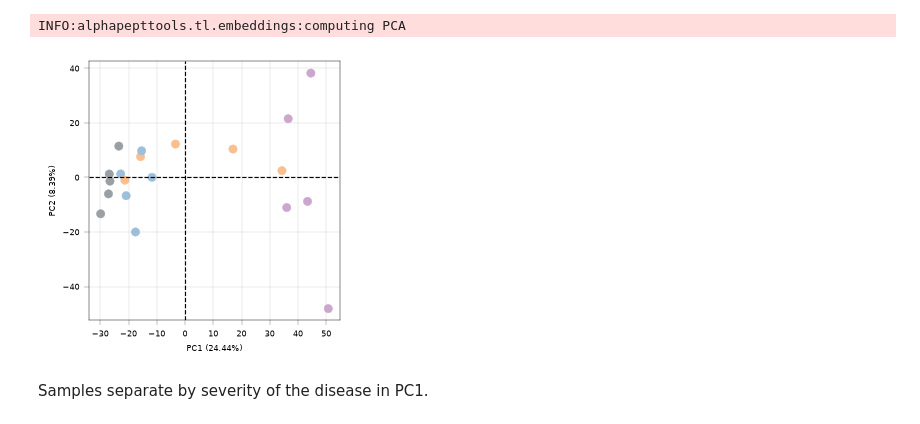
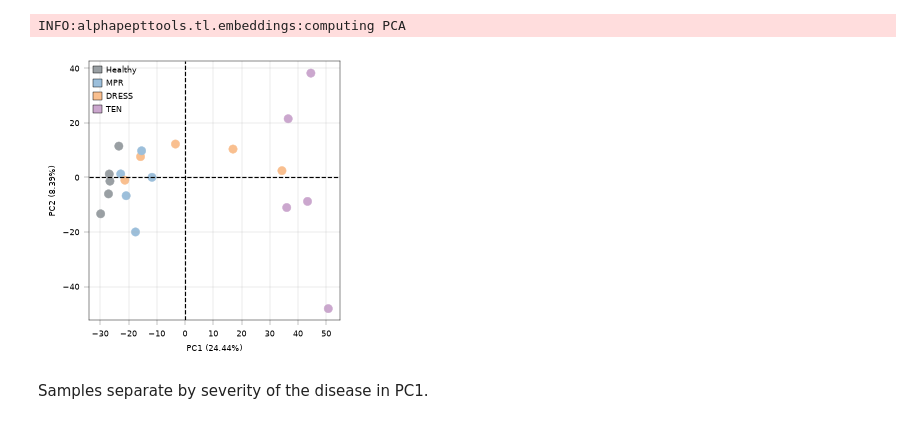
Before and after one commit to NordmannLab/dvp-protocol-code, a Jupyter notebook: notebooks/proteomics-analysis/minibulk.ipynb, the cells around one changed output. Cells and saved outputs as stored; diff of their text form; code cells hidden in the pictures.

Commit message:
Add legend, rerun notebook

```diff
--- a/notebooks/proteomics-analysis/minibulk.ipynb
+++ b/notebooks/proteomics-analysis/minibulk.ipynb
@@ -218,16 +218,17 @@ INFO:alphapepttools.tl.embeddings:computing PCA
 # %%
 fig, axm = apt.pl.create_figure(1, 1, figsize=(3, 3))
 apt.pl.plot_pca(
     adata_agg,
     method="pca",
     ax=axm[0],
     color_map_column="condition",
     color_dict=COLOR_MAP,
+    legend="auto",
 )
 apt.pl.add_lines(ax=axm[0], intercepts=0, linetype="vline")
 apt.pl.add_lines(ax=axm[0], intercepts=0, linetype="hline")
 # %% [output]
-[figure, old version]
+[figure, new version]
 # %% [markdown]
 Samples separate by severity of the disease in PC1.
 # %% [markdown]
```
Also changed, not shown: parts of 2 cells of this notebook.
